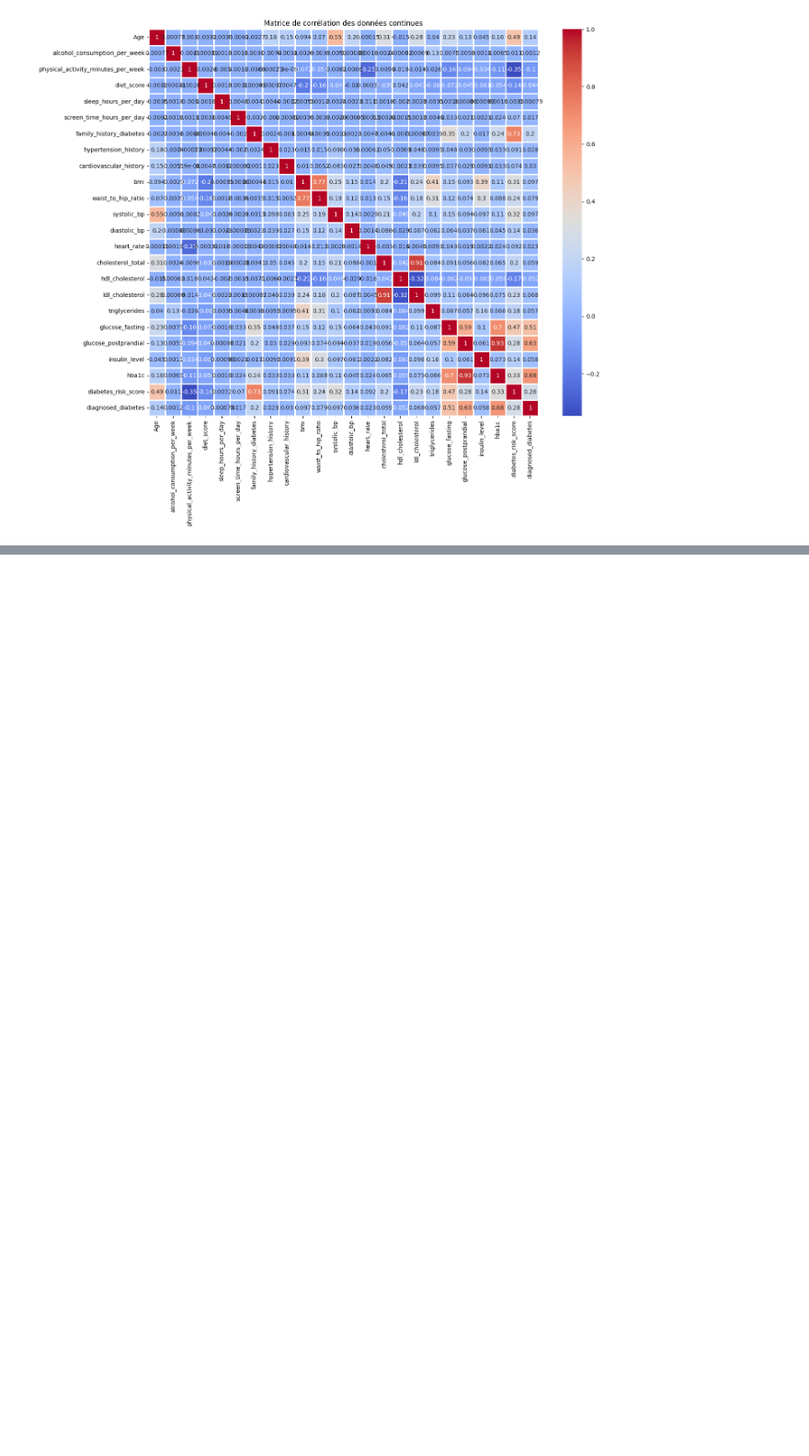
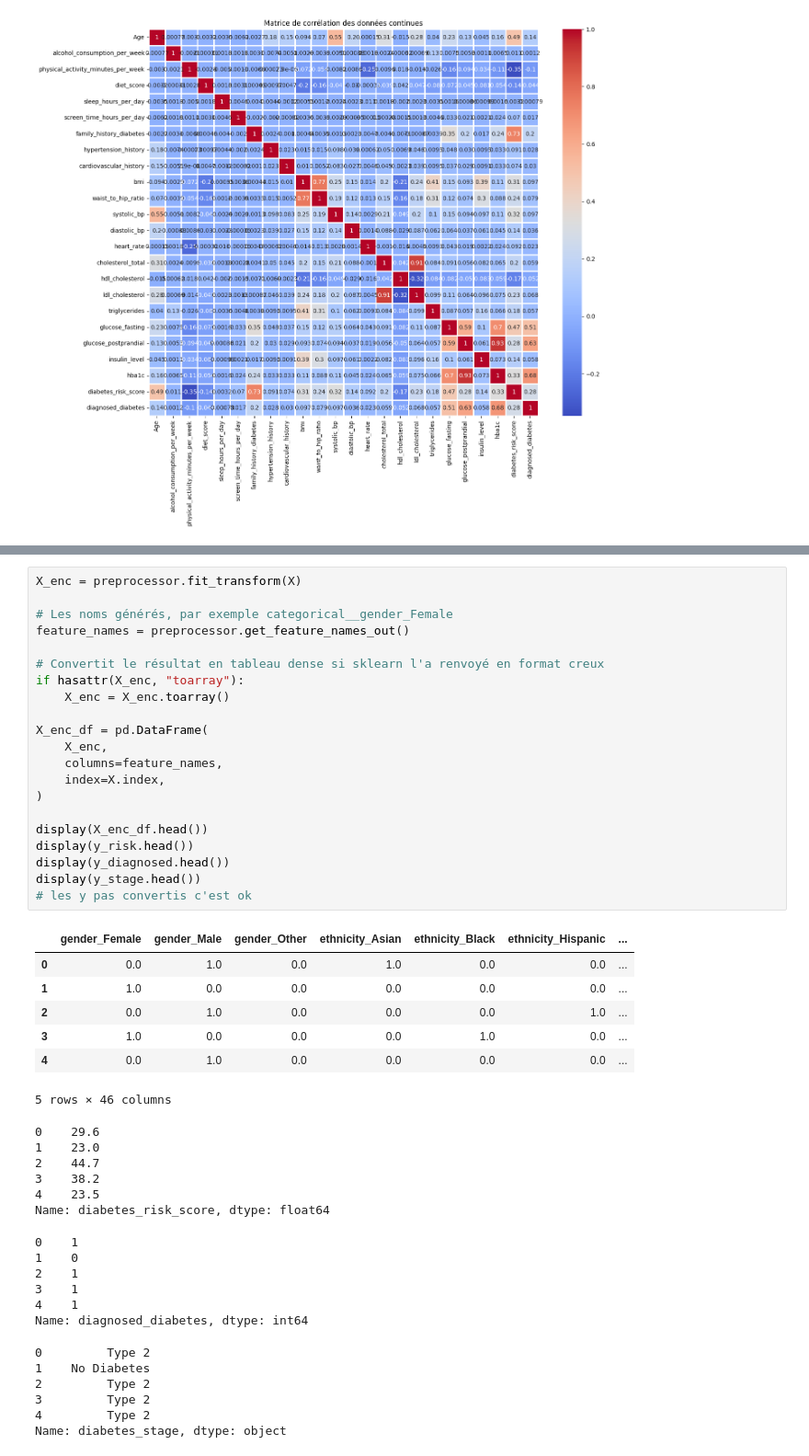
Before and after one commit to AnnaGrn/Projet_Diabetes, a Jupyter notebook: projet_diabete2.ipynb, the cells around one changed output, grey strips where cells are left out. Shown at 92% size. Drawn from its saved outputs; the diff is of its cells as text; blank space fills up the shorter version.

```diff
--- a/projet_diabete2.ipynb
+++ b/projet_diabete2.ipynb
@@ -81,0 +123,47 @@ diagnosed_diabetes                             0.278343            1.000000
+# %%
+X_enc = preprocessor.fit_transform(X)
+
+# Les noms générés, par exemple categorical__gender_Female
+feature_names = preprocessor.get_feature_names_out()
+
+# Convertit le résultat en tableau dense si sklearn l'a renvoyé en format creux
+if hasattr(X_enc, "toarray"):
+    X_enc = X_enc.toarray()
+
+X_enc_df = pd.DataFrame(
+    X_enc,
+    columns=feature_names,
+    index=X.index,
+)
+
+display(X_enc_df.head())
+display(y_risk.head())
+display(y_diagnosed.head())
+display(y_stage.head())
+# les y pas convertis c'est ok
+# %% [output]
+|  | gender_Female | gender_Male | gender_Other | ethnicity_Asian | ethnicity_Black | ethnicity_Hispanic | ... |
+| 0 | 0.0 | 1.0 | 0.0 | 1.0 | 0.0 | 0.0 | ... |
+| 1 | 1.0 | 0.0 | 0.0 | 0.0 | 0.0 | 0.0 | ... |
+| 2 | 0.0 | 1.0 | 0.0 | 0.0 | 0.0 | 1.0 | ... |
+| 3 | 1.0 | 0.0 | 0.0 | 0.0 | 1.0 | 0.0 | ... |
+| 4 | 0.0 | 1.0 | 0.0 | 0.0 | 0.0 | 0.0 | ... |
+5 rows × 46 columns
+0    29.6
+1    23.0
+2    44.7
+3    38.2
+4    23.5
+Name: diabetes_risk_score, dtype: float64
+0    1
+1    0
+2    1
+3    1
+4    1
+Name: diagnosed_diabetes, dtype: int64
+0         Type 2
+1    No Diabetes
+2         Type 2
+3         Type 2
+4         Type 2
+Name: diabetes_stage, dtype: object
```
Also changed, not shown: parts of 18 cells of this notebook.
